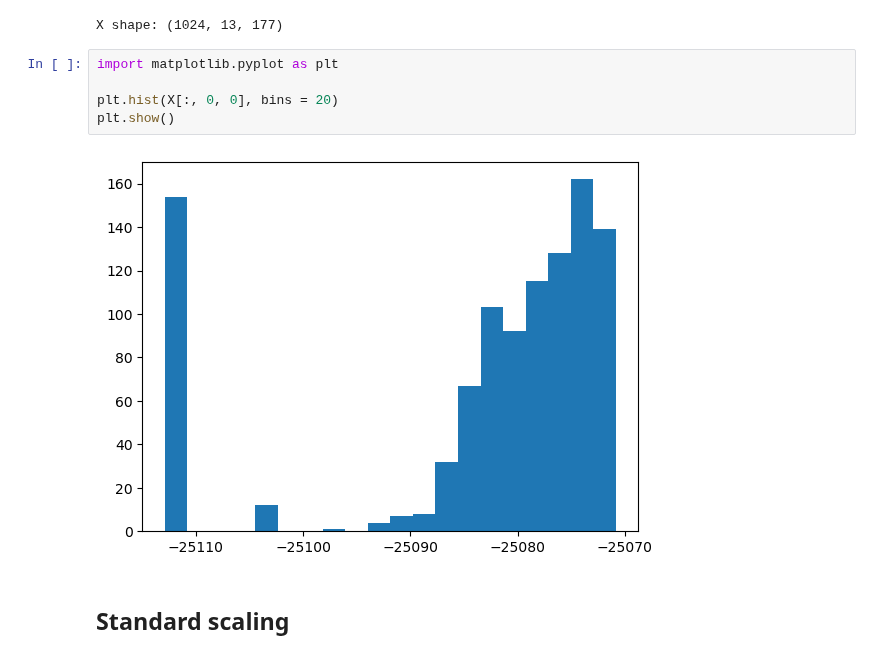
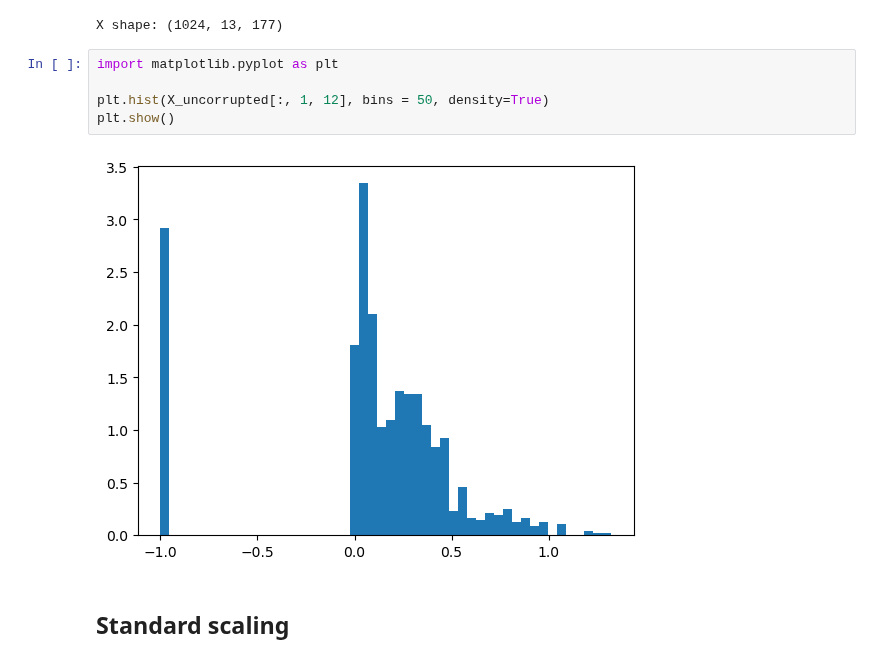
Before and after one commit to marcusGH/edain_paper, a Jupyter notebook: notebooks/static_preprocessing_classes.ipynb, the cells around one changed output. Saved outputs shown, nothing was run; the diff lists cells and outputs as text.

```diff
--- a/notebooks/static_preprocessing_classes.ipynb
+++ b/notebooks/static_preprocessing_classes.ipynb
@@ -81,10 +81,10 @@ X shape: (1024, 13, 177)
 # %%
 import matplotlib.pyplot as plt
 
-plt.hist(X[:, 0, 0], bins = 20)
+plt.hist(X_uncorrupted[:, 1, 12], bins = 50, density=True)
 plt.show()
 # %% [output]
-[figure, old version]
+[figure, new version]
 # %% [markdown]
 ## Standard scaling
 # %%
```
Also changed, not shown: parts of 7 cells of this notebook, 5 other files.
